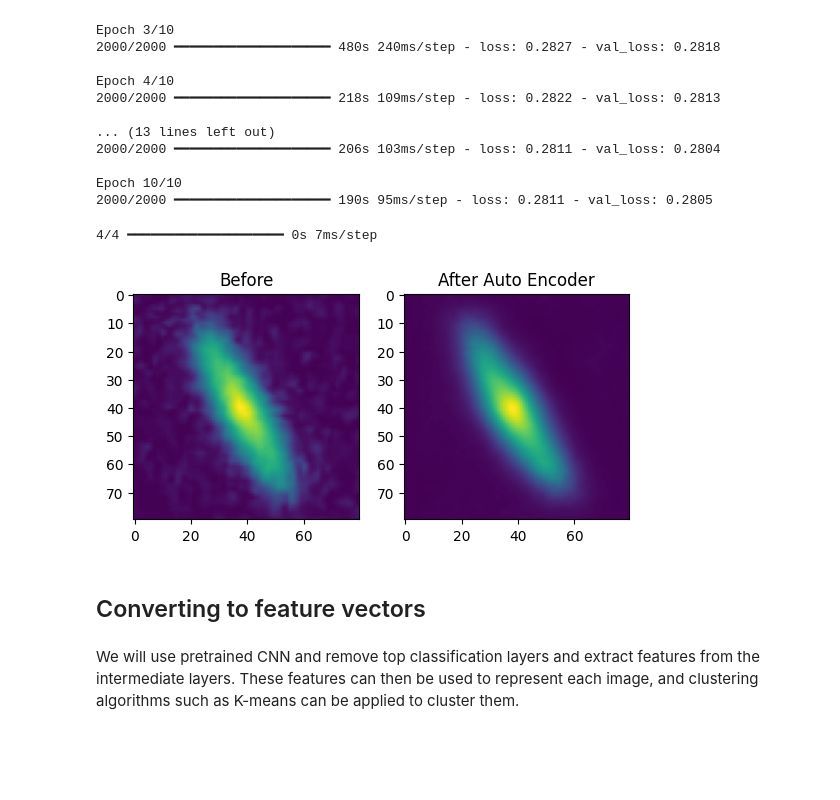
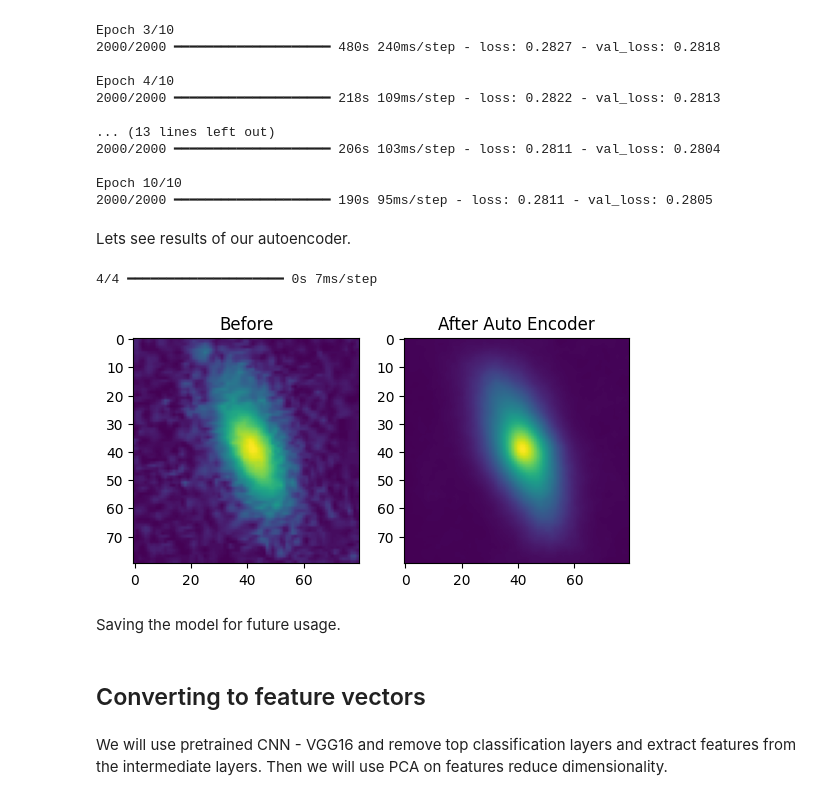
Before and after one commit to piechotam/Galaxies-Clusterization, a Jupyter notebook: processing/processing.ipynb, the cells around one changed output. Saved outputs shown, nothing was run; the diff lists cells and outputs as text; code cells hidden in the pictures; blank space fills up the shorter version.

```diff
--- a/processing/processing.ipynb
+++ b/processing/processing.ipynb
@@ -142,28 +151,32 @@ Epoch 4/10
 
 Epoch 10/10
 2000/2000 ━━━━━━━━━━━━━━━━━━━━ 190s 95ms/step - loss: 0.2811 - val_loss: 0.2805
+# %% [markdown]
+Lets see results of our autoencoder.
 # %%
-processed_images_val = []
+processed_sample_val = []
 
 for galaxy in galaxies_val[:100]:
     image = process_image(galaxy, 30, target_size=(80, 80))
-    processed_images_val.append(image)
+    processed_sample_val.append(image)
 
-X_val = np.array(processed_images_val)
+processed_sample_val = np.array(processed_sample_val)
 # %%
-predicitions = autoencoder.predict(X_val[:100])
+predicitions = autoencoder.predict(processed_sample_val[:100])
 # %% [output]
 4/4 ━━━━━━━━━━━━━━━━━━━━ 0s 7ms/step
 # %%
 index = random.randint(0, len(predicitions) - 1)
 
 plt.subplot(1, 2, 1)
 plt.title("Before")
-plt.imshow(X_val[index])
+plt.imshow(processed_sample_val[index])
 
 plt.subplot(1, 2, 2)
 plt.title("After Auto Encoder")
 plt.imshow(predicitions[index])
 plt.show()
 # %% [output]
-[figure, old version]
+[figure, new version]
+# %% [markdown]
+Saving the model for future usage.
@@ -170,7 +185,7 @@ plt.show()
 # %% [markdown]
 ## Converting to feature vectors
 # %% [markdown]
-We will use pretrained CNN and remove top classification layers and extract features from the intermediate layers. These features can then be used to represent each image, and clustering algorithms such as K-means can be applied to cluster them.
+We will use pretrained CNN - VGG16 and remove top classification layers and extract features from the intermediate layers. Then we will use PCA on features reduce dimensionality.
 # %%
 model = VGG16(include_top=False, input_shape=(80, 80, 3)) # VGG16 accepts only 3 inputs channels
 model = Model(inputs = model.inputs, outputs = model.layers[-2].output)
```
Also changed, not shown: parts of 24 cells of this notebook, 2 other files.
